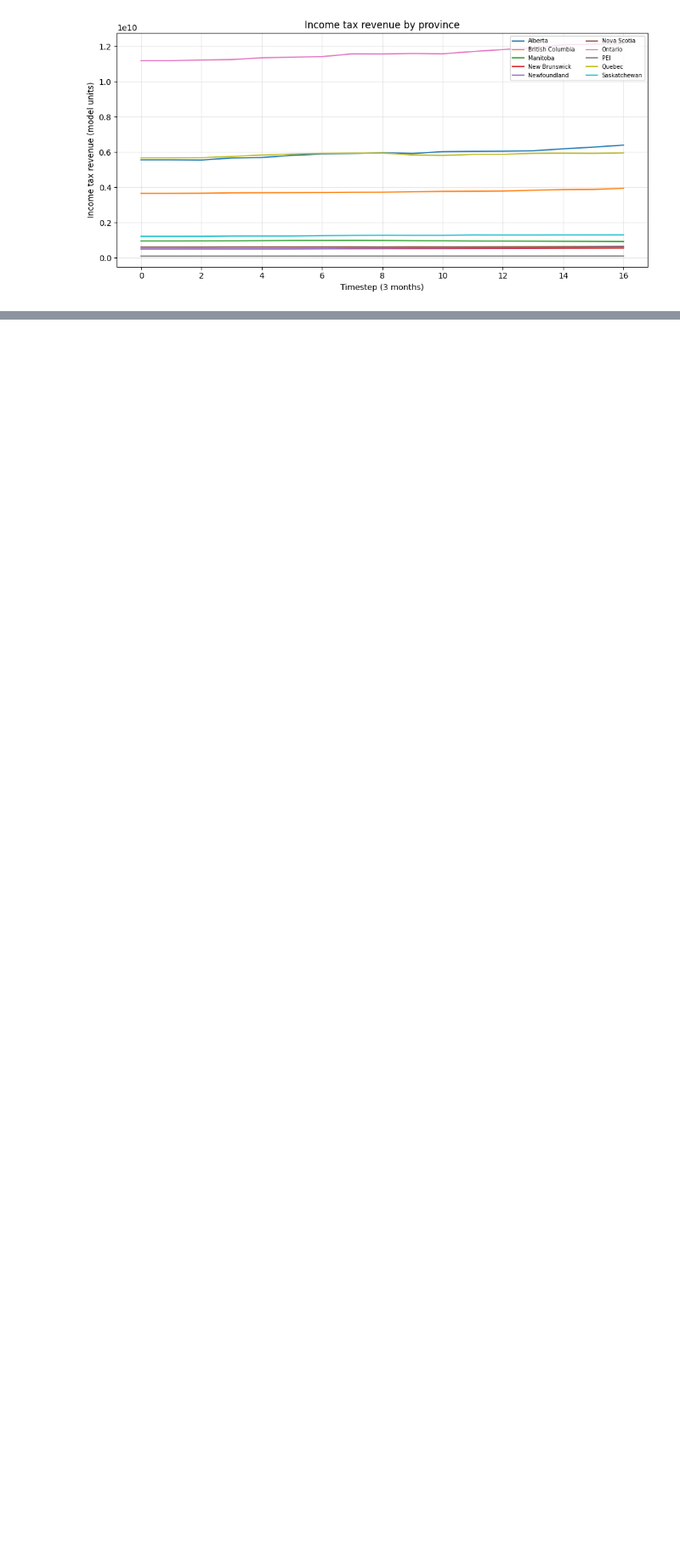
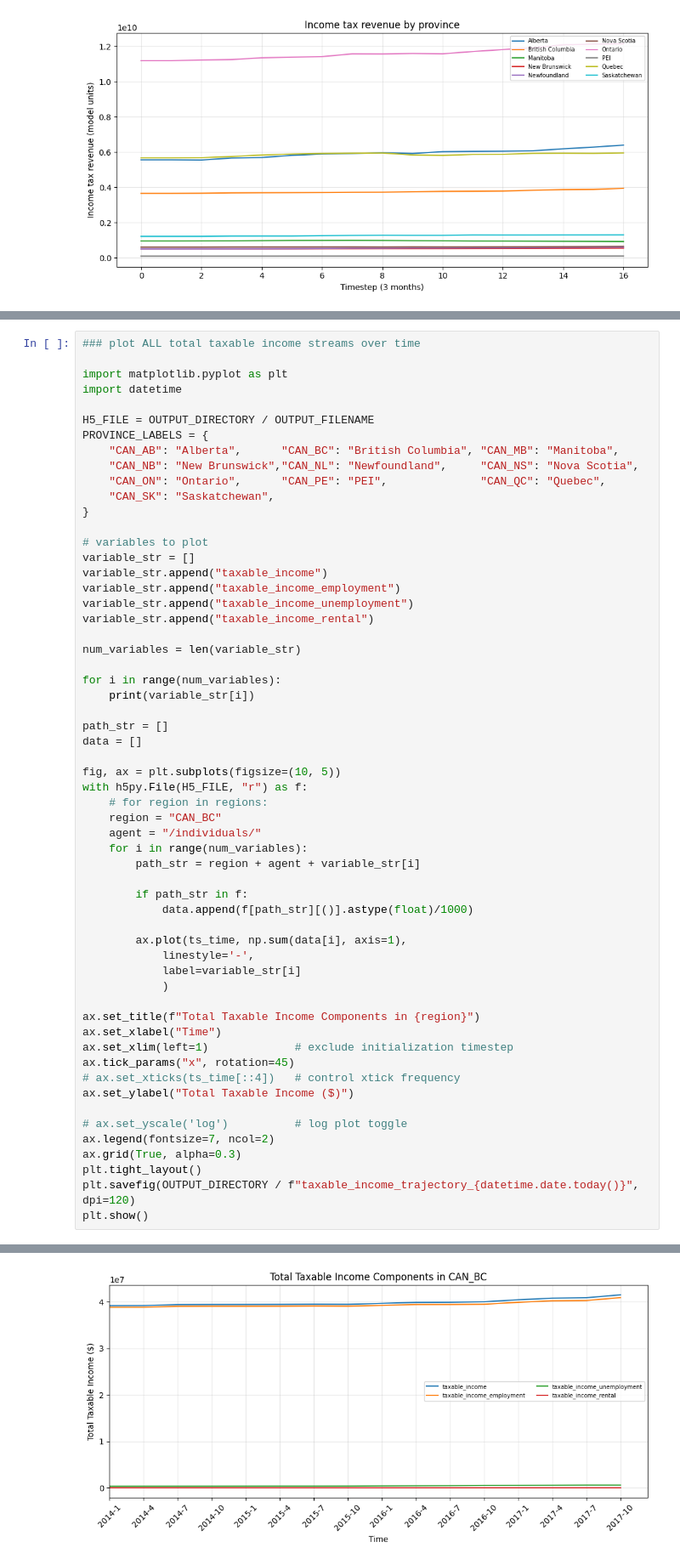
Before and after one commit to bcgov/macroabm-ca, a Jupyter notebook: scenarios/pit_basic.ipynb, the cells around one changed output, grey strips where cells are left out. Shown at 85% size. Cells and saved outputs as stored; diff of their text form; blank space fills up the shorter version.

```diff
--- a/scenarios/pit_basic.ipynb
+++ b/scenarios/pit_basic.ipynb
@@ -927,0 +863,59 @@ $1,056,470.50
+# %%
+### plot ALL total taxable income streams over time
+
+import matplotlib.pyplot as plt
+import datetime
+
+H5_FILE = OUTPUT_DIRECTORY / OUTPUT_FILENAME
+PROVINCE_LABELS = {
+    "CAN_AB": "Alberta",      "CAN_BC": "British Columbia", "CAN_MB": "Manitoba",
+    "CAN_NB": "New Brunswick","CAN_NL": "Newfoundland",     "CAN_NS": "Nova Scotia",
+    "CAN_ON": "Ontario",      "CAN_PE": "PEI",              "CAN_QC": "Quebec",
+    "CAN_SK": "Saskatchewan",
+}
+
+# variables to plot
+variable_str = []
+variable_str.append("taxable_income")
+variable_str.append("taxable_income_employment")
+variable_str.append("taxable_income_unemployment")
+variable_str.append("taxable_income_rental")
+
+num_variables = len(variable_str)
+
+for i in range(num_variables):
+    print(variable_str[i])
+
+path_str = []
+data = []
+
+fig, ax = plt.subplots(figsize=(10, 5))
+with h5py.File(H5_FILE, "r") as f:
+    # for region in regions:
+    region = "CAN_BC"
+    agent = "/individuals/"
+    for i in range(num_variables):
+        path_str = region + agent + variable_str[i]
+
+        if path_str in f:
+            data.append(f[path_str][()].astype(float)/1000)
+
+        ax.plot(ts_time, np.sum(data[i], axis=1),
+            linestyle='-',
+            label=variable_str[i]
+            )
+
+ax.set_title(f"Total Taxable Income Components in {region}")
+ax.set_xlabel("Time")
+ax.set_xlim(left=1)             # exclude initialization timestep
+ax.tick_params("x", rotation=45)
+# ax.set_xticks(ts_time[::4])   # control xtick frequency
+ax.set_ylabel("Total Taxable Income ($)")
+
+# ax.set_yscale('log')          # log plot toggle
+ax.legend(fontsize=7, ncol=2)
+ax.grid(True, alpha=0.3)
+plt.tight_layout()
+plt.savefig(OUTPUT_DIRECTORY / f"taxable_income_trajectory_{datetime.date.today()}", dpi=120)
+plt.show()
+# %% [output]
@@ -927,0 +926 @@ $1,056,470.50
+[figure, added]
```
Also changed, not shown: parts of 10 cells of this notebook.
